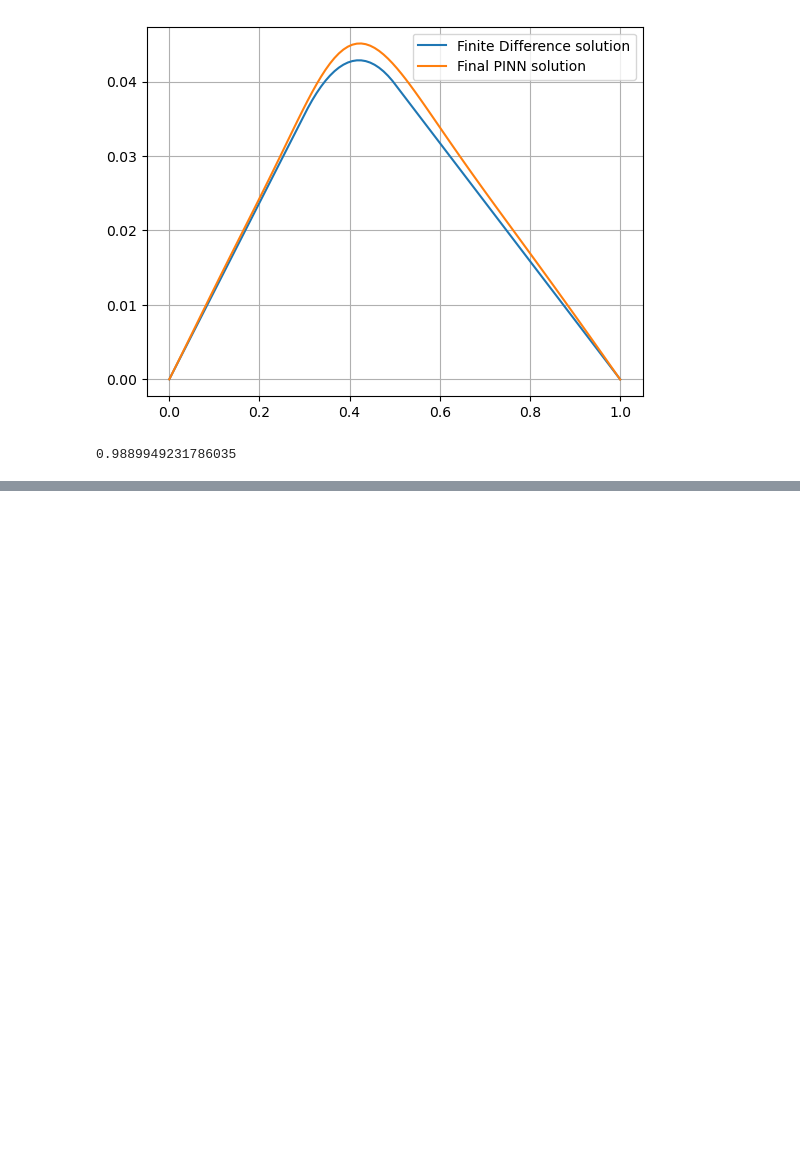
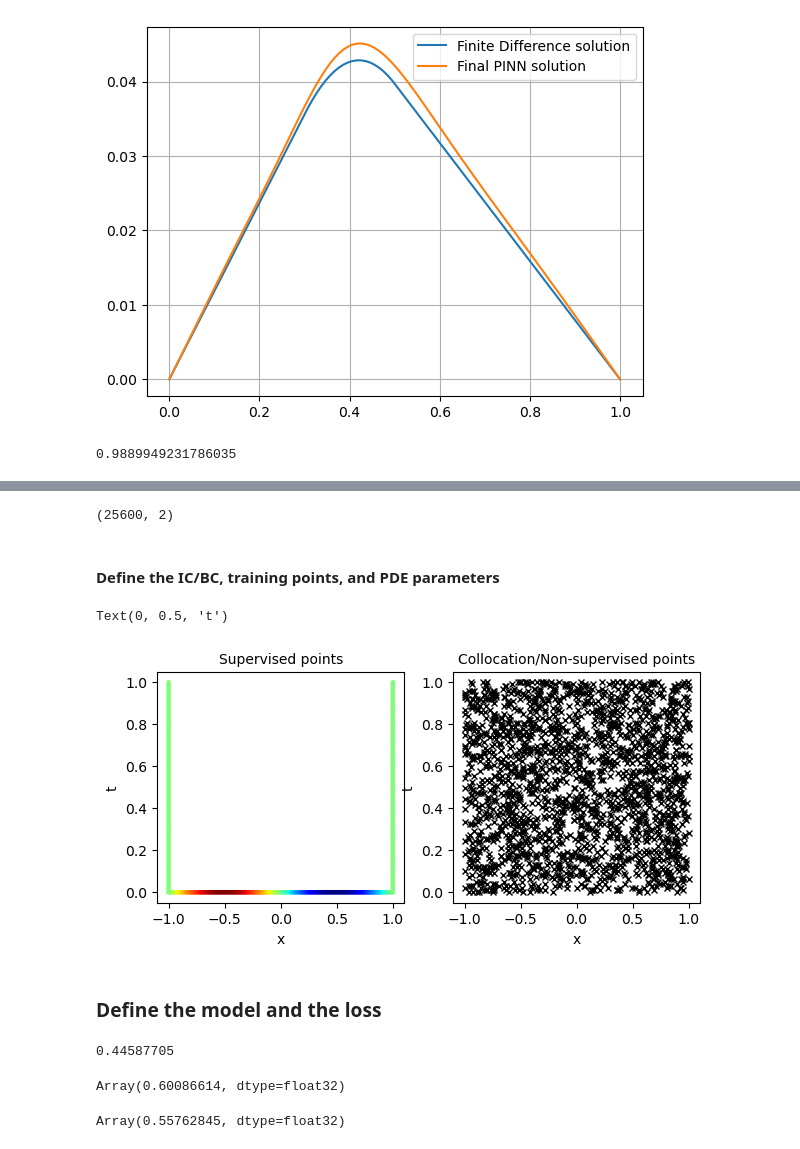
Before and after one commit to alucantonio/data_enhanced_simulation, a Jupyter notebook: 4_PINNs.ipynb, the cells around one changed output, grey strips where cells are left out. Saved outputs shown, nothing was run; the diff lists cells and outputs as text; code cells hidden in the pictures; blank space fills up the shorter version.

Commit message:
Added PINN for burgers.

```diff
--- a/4_PINNs.ipynb
+++ b/4_PINNs.ipynb
@@ -279,0 +306,54 @@ m.score(mesh_full, wrap_bc(finite_difference_solution))
+# %%
+# Define the domain
+
+nx = 256
+nt = 100
+x = np.linspace(-1, 1, nx)
+t = np.linspace(0, 1, nt)
+X, T = np.meshgrid(x,t)
+
+X_star = np.hstack((X.flatten()[:, None], T.flatten()[:, None]))
+# %%
+X_star.shape
+# %% [output]
+(25600, 2)
+# %% [markdown]
+#### Define the IC/BC, training points, and PDE parameters
+# %%
+# Define the IC
+idx_init = np.where(X_star[:, 1]==0)[0]
+X_init = X_star[idx_init]
+u_init = -np.sin(np.pi*X_init[:, 0:1])
+
+# Define the BC:
+idx_bc = np.where((X_star[:, 0]==1.0)|(X_star[:, 0]==-1.0))[0]
+X_bc = X_star[idx_bc]
+u_bc = np.zeros((X_bc.shape[0], 1))
+
+# Define training collocation points
+N_f = 2000
+idx_Xf = np.random.choice(X_star.shape[0], N_f, replace=False)
+X_colloc_train = X_star[idx_Xf]
+
+# Define the PDE parameter
+nu = 0.025
+# %%
+X_supervised = np.concatenate((X_init, X_bc), axis=0)
+u_supervised = np.concatenate((u_init, u_bc), axis=0)
+
+fig = plt.figure(figsize=[7,3])
+axes = fig.subplots(1,2, sharex=False, sharey=False)
+img1 = axes[0].scatter(X_supervised[:, 0:1], X_supervised[:, 1:2], c=u_supervised, cmap='jet', vmax=1, vmin=-1, s=5)
+axes[0].set_title('Supervised points', fontsize=10)
+axes[0].set_xlabel('x', fontsize=10)
+axes[0].set_ylabel('t', fontsize=10)
+# plt.colorbar(img1, ax=axes[0])
+img2 = axes[1].plot(X_colloc_train[:, 0], X_colloc_train[:, 1], 'x', markersize=5, color='black')
+axes[1].set_title('Collocation/Non-supervised points', fontsize=10)
+axes[1].set_xlabel('x', fontsize=10)
+axes[1].set_ylabel('t', fontsize=10)
+# %% [output]
+Text(0, 0.5, 't')
+[figure, added]
+# %% [markdown]
+### Define the model and the loss
@@ -279,0 +389,7 @@ m.score(mesh_full, wrap_bc(finite_difference_solution))
+# %%
+pinn = Model(nnx.Rngs(1))
+print(pinn(X_colloc_train[0]))
+pde_residual(pinn, X_colloc_train[0])
+# %% [output]
+0.44587705
+Array(0.60086614, dtype=float32)
@@ -279,0 +411,4 @@ m.score(mesh_full, wrap_bc(finite_difference_solution))
+# %%
+loss_fn(pinn, X_colloc_train)
+# %% [output]
+Array(0.55762845, dtype=float32)
```
Also changed, not shown: parts of 10 cells of this notebook, 2 other files.
